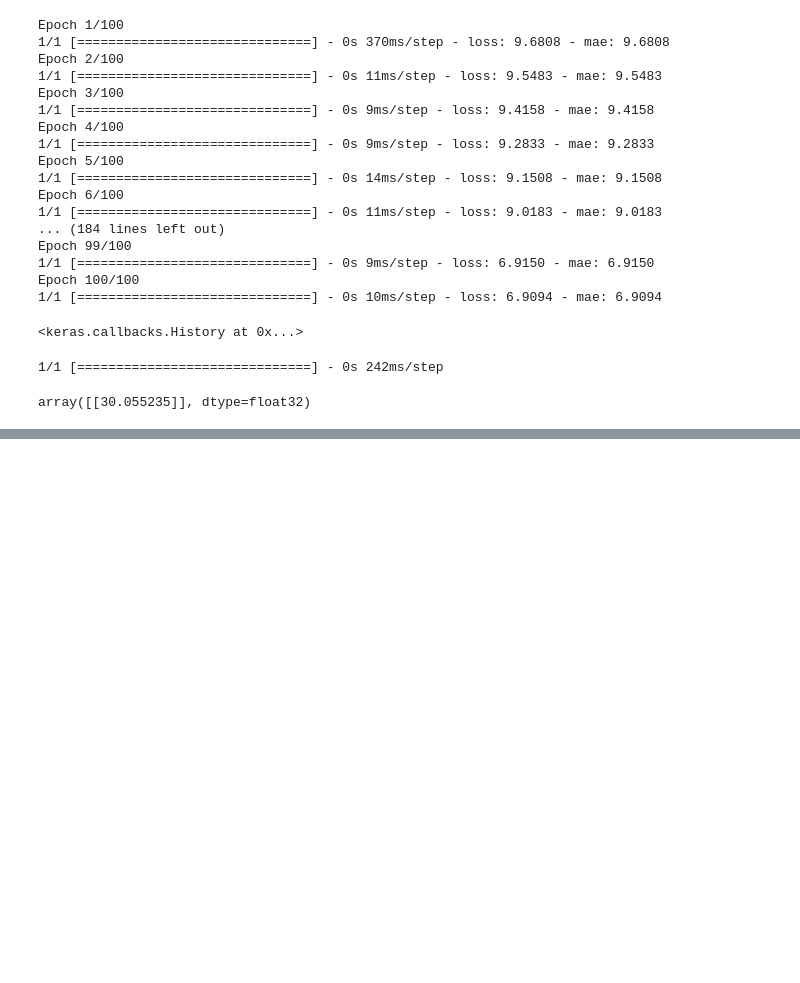
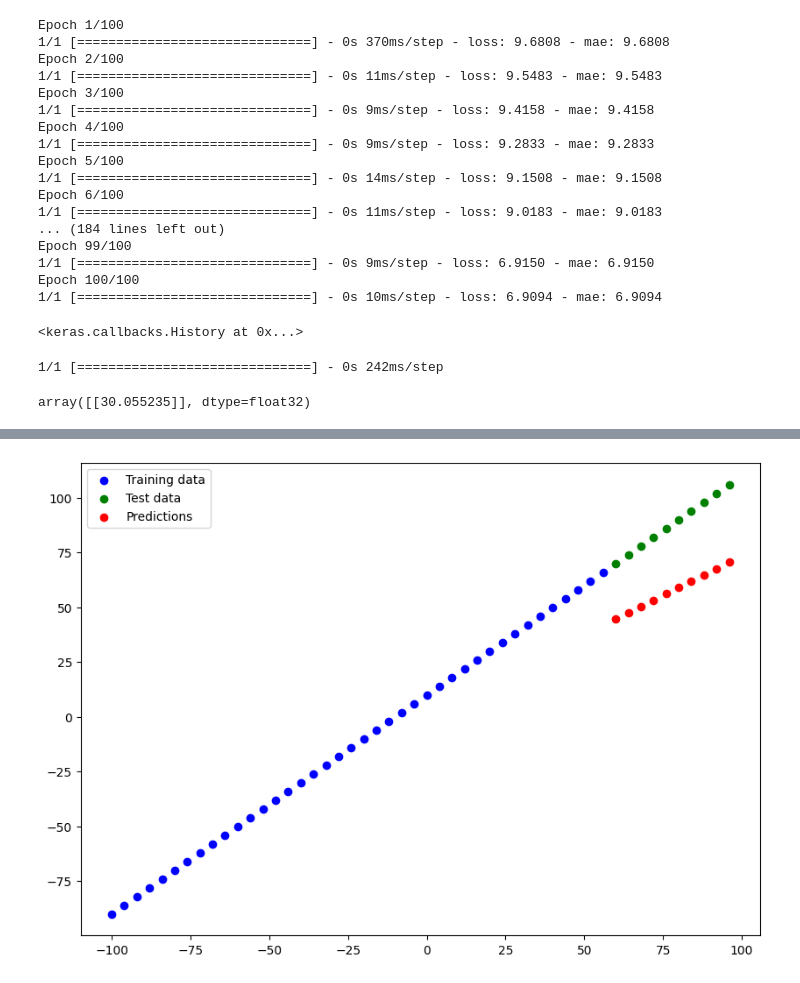
Before and after one commit to bikash119/learn_tensorflow, a Jupyter notebook: learn_tf_002.ipynb, the cells around one changed output, grey strips where cells are left out. Drawn from its saved outputs; the diff is of its cells as text; code cells hidden in the pictures; blank space fills up the shorter version.

```diff
--- a/learn_tf_002.ipynb
+++ b/learn_tf_002.ipynb
@@ -108,0 +210,3 @@ array([[30.055235]], dtype=float32)
+# %%
+y_preds = model.predict(X_test)
+y_preds
@@ -108,0 +225,22 @@ array([[30.055235]], dtype=float32)
+# %%
+# Function to plot predictions
+def plot_predictions(train_data=X_train
+                     ,train_label=y_train
+                     ,test_data=X_test
+                     ,test_label=y_test
+                     ,predictions=y_preds):
+
+  plt.figure(figsize=(10,7))
+
+  #Plot the training data
+  plt.scatter(train_data,train_label,c='b',label="Training data")
+  #Plot the test data
+  plt.scatter(test_data,test_label,c='g',label="Test data")
+  #Plot the training data
+  plt.scatter(test_data,y_preds,c='r',label="Predictions")
+  #Show legend
+  plt.legend();
+
+plot_predictions()
+# %% [output]
+[figure, added]
```
Also changed, not shown: parts of 20 cells of this notebook.
